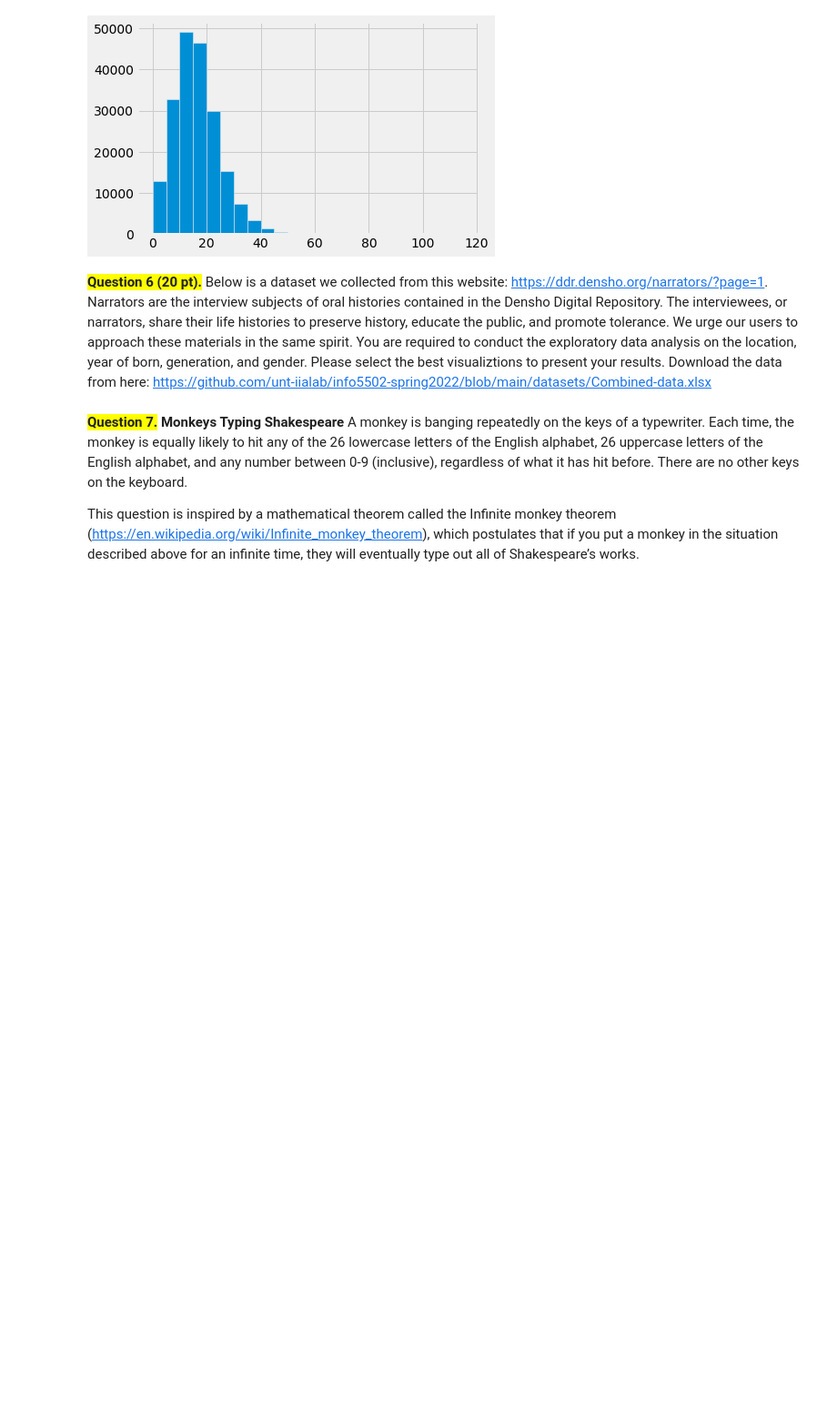
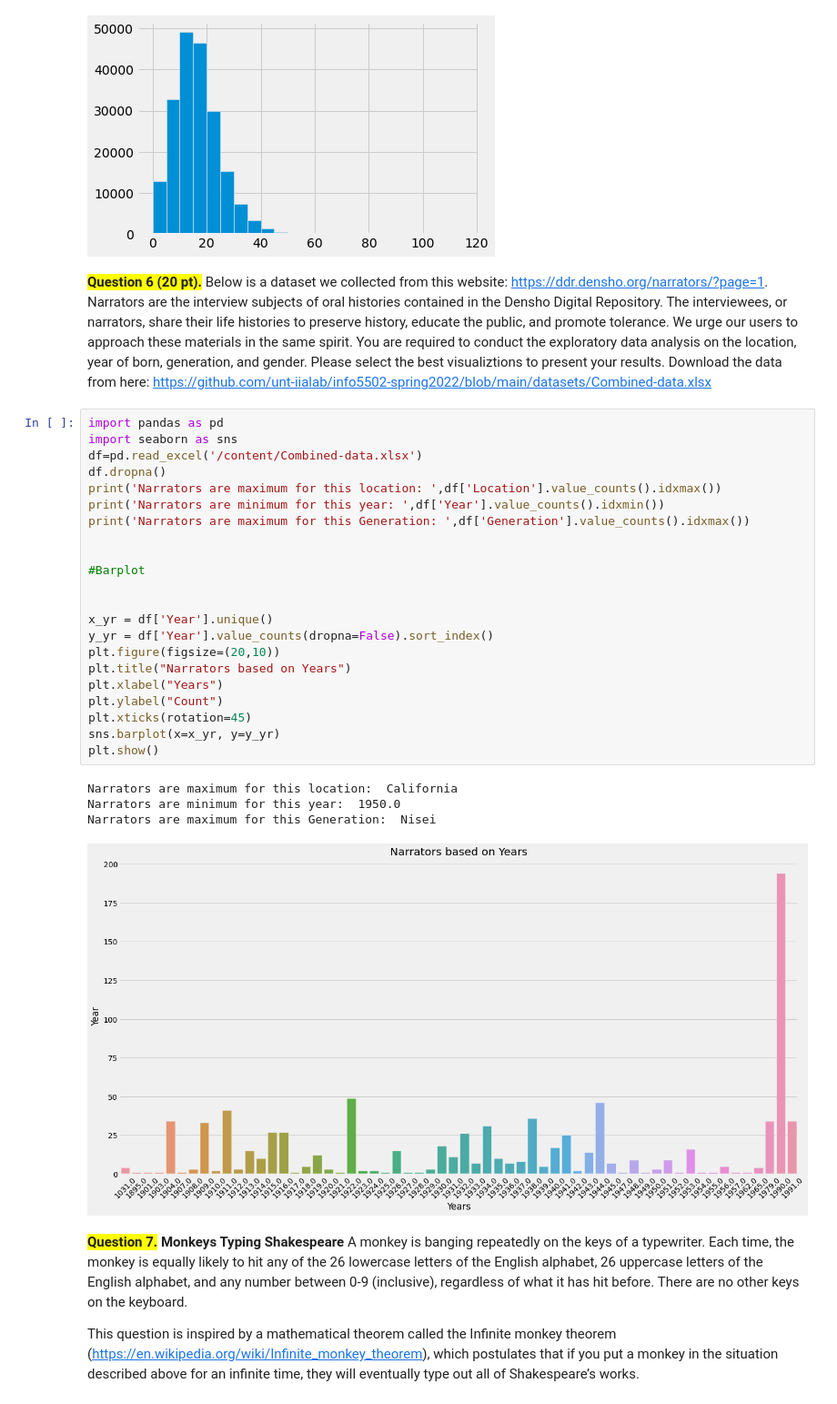
Before and after one commit to tk03145/tharun_INFO5502_SPRING2022, a Jupyter notebook: INFO_5502_Mid_term_Exam_Spring2022.ipynb, the cells around one changed output. Shown: that part at 91% size. Drawn from its saved outputs; the diff is of its cells as text; blank space fills up the shorter version.

```diff
--- a/INFO_5502_Mid_term_Exam_Spring2022.ipynb
+++ b/INFO_5502_Mid_term_Exam_Spring2022.ipynb
@@ -100,6 +100,33 @@ p.hist(Table.read_table('/content/boston.csv').column('ride time'),np.arange(0,1
 [figure]
 # %% [markdown]
 <span style='background:yellow'>**Question 6 (20 pt).**</span> Below is a dataset we collected from this website: https://ddr.densho.org/narrators/?page=1. Narrators are the interview subjects of oral histories contained in the Densho Digital Repository. The interviewees, or narrators, share their life histories to preserve history, educate the public, and promote tolerance. We urge our users to approach these materials in the same spirit. You are required to conduct the exploratory data analysis on the location, year of born, generation, and gender. Please select the best visualiztions to present your results. Download the data from here: https://github.com/unt-iialab/info5502-spring2022/blob/main/datasets/Combined-data.xlsx
+# %%
+import pandas as pd
+import seaborn as sns
+df=pd.read_excel('/content/Combined-data.xlsx')
+df.dropna()
+print('Narrators are maximum for this location: ',df['Location'].value_counts().idxmax())
+print('Narrators are minimum for this year: ',df['Year'].value_counts().idxmin())
+print('Narrators are maximum for this Generation: ',df['Generation'].value_counts().idxmax())
+
+
+#Barplot
+
+
+x_yr = df['Year'].unique()
+y_yr = df['Year'].value_counts(dropna=False).sort_index()
+plt.figure(figsize=(20,10))
+plt.title("Narrators based on Years")
+plt.xlabel("Years")
+plt.ylabel("Count")
+plt.xticks(rotation=45)
+sns.barplot(x=x_yr, y=y_yr)
+plt.show()
+# %% [output]
+Narrators are maximum for this location:  California
+Narrators are minimum for this year:  1950.0
+Narrators are maximum for this Generation:  Nisei
+[figure, added]
 # %% [markdown]
 <span style='background:yellow'>**Question 7.**</span> **Monkeys Typing Shakespeare** A monkey is banging repeatedly on the keys of a typewriter. Each time, the monkey is equally likely to hit any of the 26 lowercase letters of the English alphabet, 26 uppercase letters of the English alphabet, and any number between 0-9 (inclusive), regardless of what it has hit before. There are no other keys on the keyboard.
 
```
Also changed, not shown: parts of 1 cell of this notebook.
